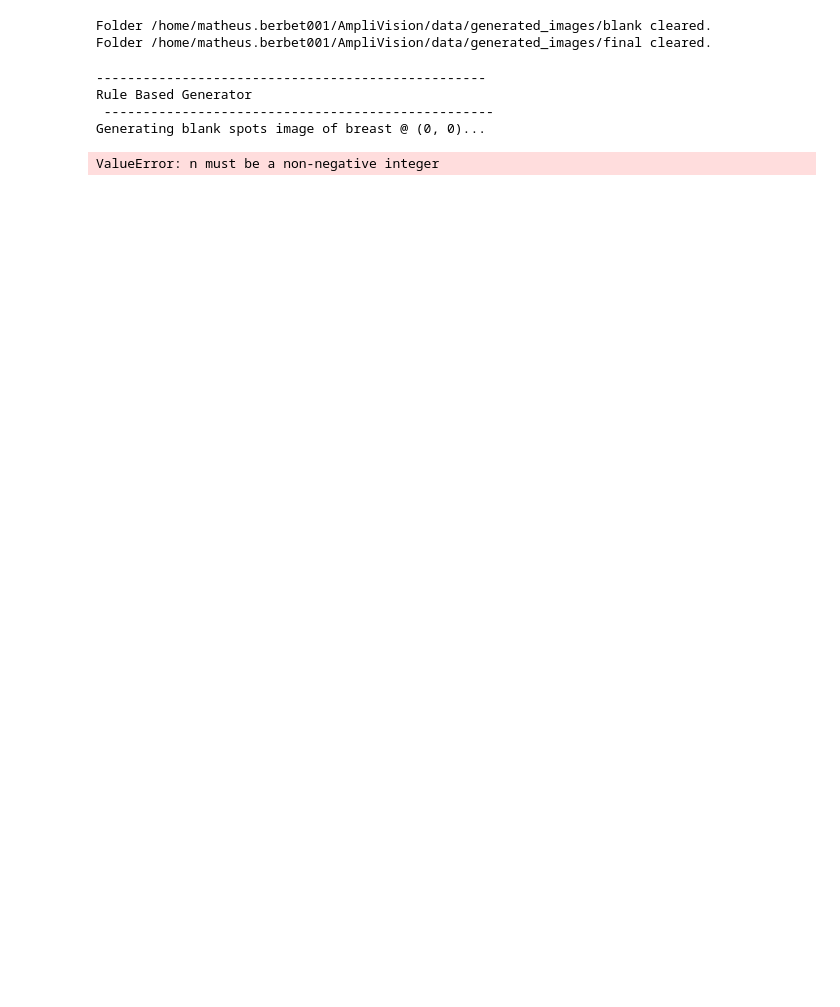
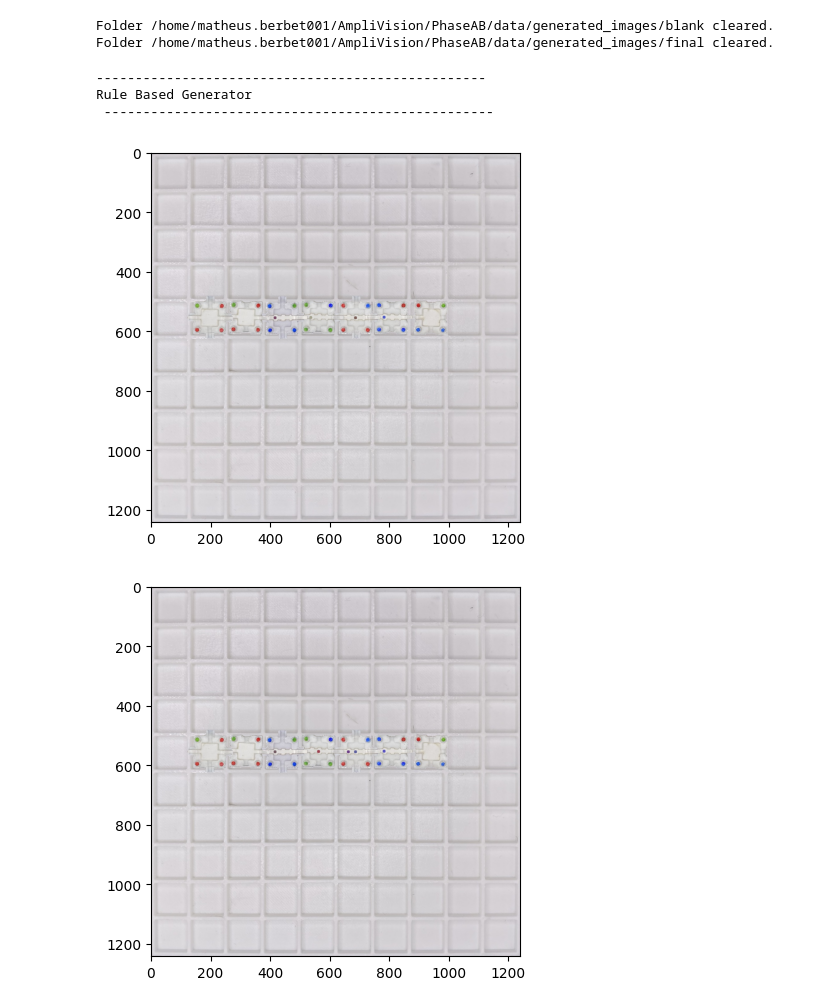
Before and after one commit to Mattynb/AmpliVision, a Jupyter notebook: PhaseAB/main.ipynb, the cells around one changed output. Cells and saved outputs as stored; diff of their text form; code cells hidden in the pictures; blank space fills up the shorter version.

Commit message:
generator using yield works!

```diff
--- a/PhaseAB/main.ipynb
+++ b/PhaseAB/main.ipynb
@@ -74,17 +53,22 @@ graphs = phaseA3(Grids, display=display)
 # %%
 # --- Image Generation --- #
 RBG = RuleBasedGenerator(graphs, results)
-RBG.setup()
+
+starting_indexes = [(2,4)]
+
+RBG.setup(starting_indexes)
 # %% [output]
-Folder /home/matheus.berbet001/AmpliVision/data/generated_images/blank cleared.
-Folder /home/matheus.berbet001/AmpliVision/data/generated_images/final cleared.
+Folder /home/matheus.berbet001/AmpliVision/PhaseAB/data/generated_images/blank cleared.
+Folder /home/matheus.berbet001/AmpliVision/PhaseAB/data/generated_images/final cleared.
-# %%
-import cv2 as cv
-for image in RBG.generate(1):
-    cv.imshow("plot", image)
-# %% [output]
---------------------------------------------------
-Rule Based Generator
- --------------------------------------------------
-Generating blank spots image of breast @ (0, 0)...
-ValueError: n must be a non-negative integer
+# %%
+targets=["breast", "ovarian", "prostate"]
+
+for img in RBG.generate(n=1, targets=targets, rotation=1, noise=0, rgb = True, save = False):
+    plt.imshow(img)
+    plt.show()
+# %% [output]
+--------------------------------------------------
+Rule Based Generator
+ --------------------------------------------------
+[figure, added]
+[figure, added]
```
Also changed, not shown: parts of 5 cells of this notebook, 4 other files.
